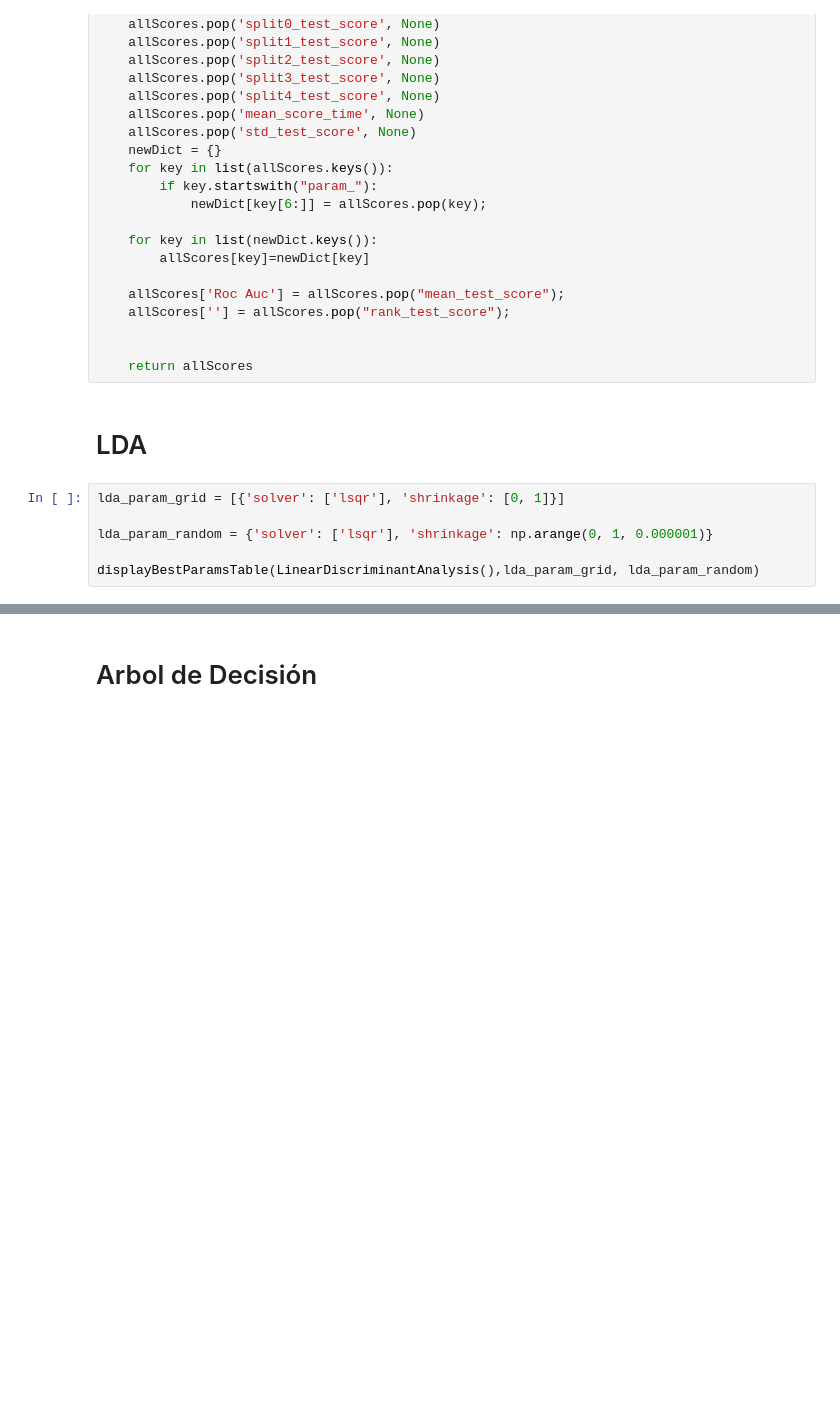
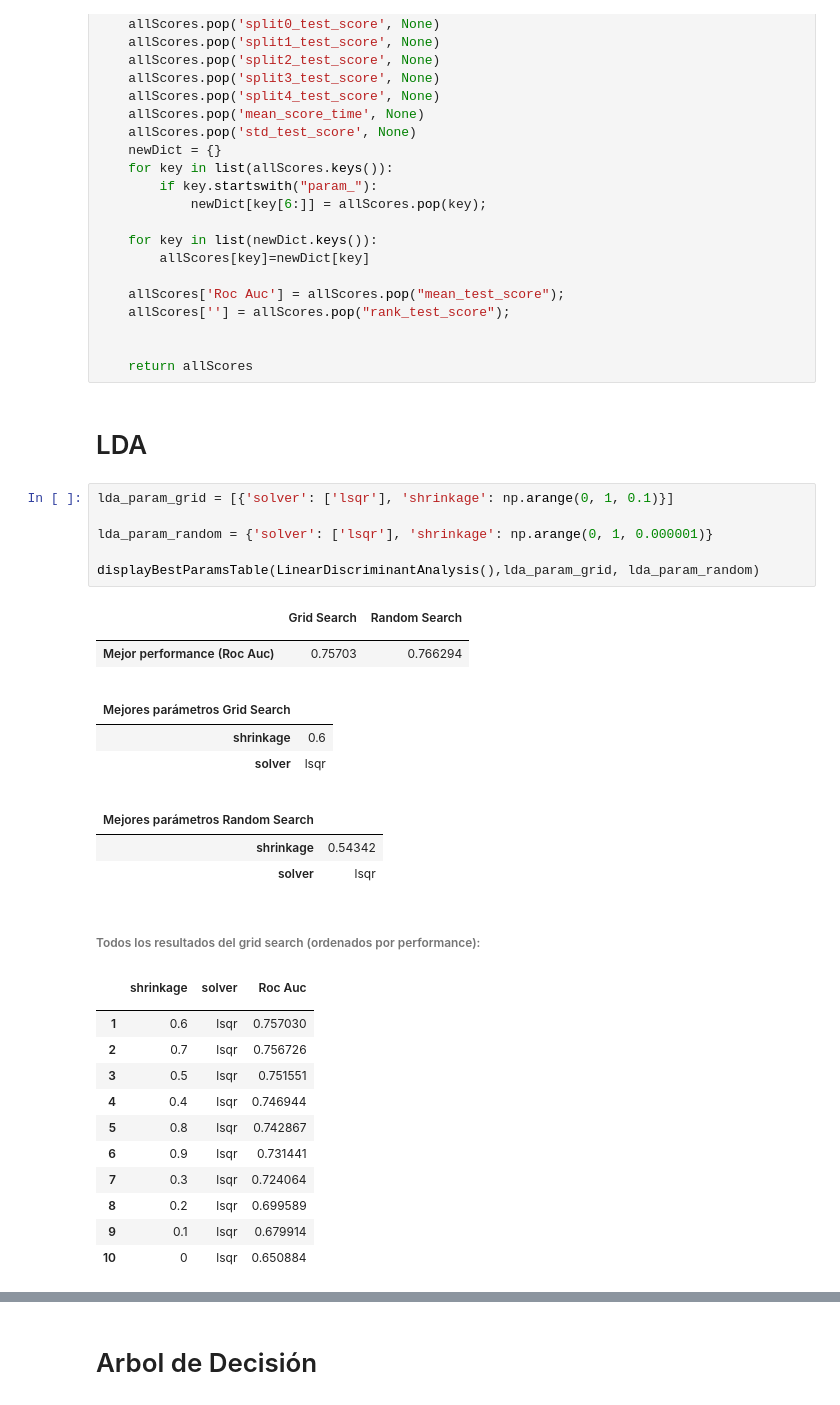
Before and after one commit to pfromer/MachineLearningTps, a Jupyter notebook: tp_version_2.ipynb, the cells around one changed output, grey strips where cells are left out. Drawn from its saved outputs; the diff is of its cells as text; blank space fills up the shorter version.

```diff
--- a/tp_version_2.ipynb
+++ b/tp_version_2.ipynb
@@ -201,11 +216,36 @@ def renameAndDeleteColumnsInAllScoresTable(allScores):
 # %% [markdown]
 # LDA
 # %%
-lda_param_grid = [{'solver': ['lsqr'], 'shrinkage': [0, 1]}]
+lda_param_grid = [{'solver': ['lsqr'], 'shrinkage': np.arange(0, 1, 0.1)}]
 
 lda_param_random = {'solver': ['lsqr'], 'shrinkage': np.arange(0, 1, 0.000001)}
 
 displayBestParamsTable(LinearDiscriminantAnalysis(),lda_param_grid, lda_param_random)
+# %% [output]
+|  | Grid Search | Random Search |
+|  |  |  |
+| Mejor performance (Roc Auc) | 0.75703 | 0.766294 |
+|  |  |
+| Mejores parámetros Grid Search |  |
+| shrinkage | 0.6 |
+| solver | lsqr |
+|  |  |
+| Mejores parámetros Random Search |  |
+| shrinkage | 0.54342 |
+| solver | lsqr |
+Todos los resultados del grid search (ordenados por performance):
+|  | shrinkage | solver | Roc Auc |
+|  |  |  |  |
+| 1 | 0.6 | lsqr | 0.757030 |
+| 2 | 0.7 | lsqr | 0.756726 |
+| 3 | 0.5 | lsqr | 0.751551 |
+| 4 | 0.4 | lsqr | 0.746944 |
+| 5 | 0.8 | lsqr | 0.742867 |
+| 6 | 0.9 | lsqr | 0.731441 |
+| 7 | 0.3 | lsqr | 0.724064 |
+| 8 | 0.2 | lsqr | 0.699589 |
+| 9 | 0.1 | lsqr | 0.679914 |
+| 10 | 0 | lsqr | 0.650884 |
 # %% [markdown]
 El algoritmo de LDA intenta partir el espacio de X en dos, defininedo con un hiperplano cuáles son las instancias
 que pertenecen a una clase u otra. Este algoritmo funciona bien cuando cada una de las clases tiene una distribución normal y además se encuentran bien separadas. En el caso donde X es una matriz con múltiples columnas, el algoritmo asume que cada columna sigue una distribucion gaussiana de una dimensión, con alguna correlacion entre cada par de columnas. Esta correlacion se refleja en una matriz de co-varianzas, la cual es utilizada por el algoritmo. La matriz de co-varianza se calcula en base a las muestras, pero en la realidad es desconocida.
```
Also changed, not shown: parts of 5 cells of this notebook.
